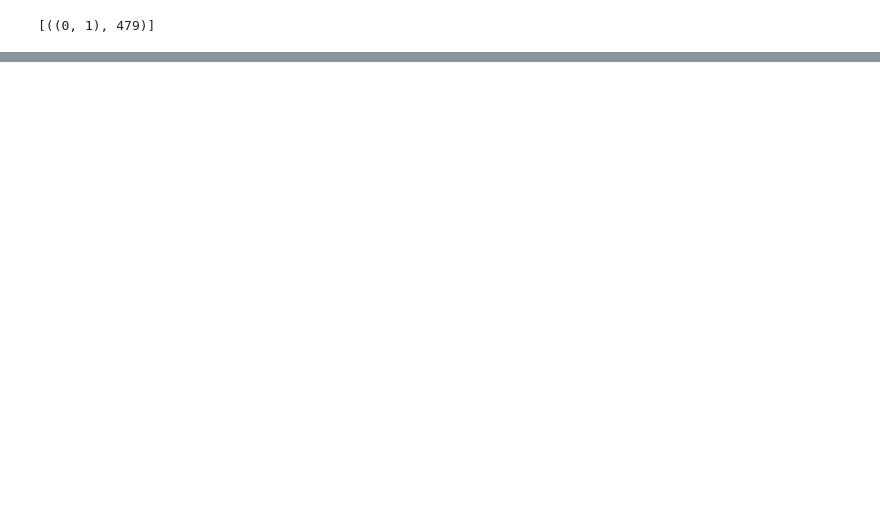
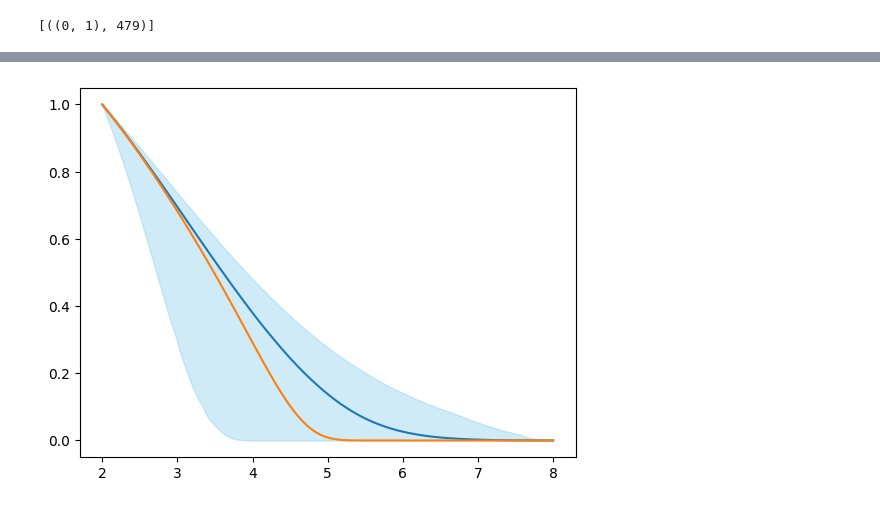
Before and after one commit to felixlaplante/joint-mstate, a Jupyter notebook: fitting-test.ipynb, the cells around one changed output, grey strips where cells are left out. Saved outputs shown, nothing was run; the diff lists cells and outputs as text; code cells hidden in the pictures; blank space fills up the shorter version.

```diff
--- a/fitting-test.ipynb
+++ b/fitting-test.ipynb
@@ -178,0 +190,27 @@ plt.show()
+# %%
+c_test = torch.full((n_test,), 2.0)
+
+pred_test_data = ModelData(
+    x_test,
+    t[t <= 2],
+    y_test[:, t <= 2, :],
+    trajectories_init_test,
+    c_test
+)
+
+log_probs_pred = model.predict_surv_log_probs(pred_test_data, u, n_iter_b=5000, cont_warmup=0)
+# %%
+probs_pred = torch.vstack([torch.exp(log_probs_pred[i][0].detach()) for i in range(len(log_probs_pred))]).numpy()
+
+bands = get_bands(probs_pred, probs_pred)
+
+points = u.numpy()[0]
+
+plt.plot(points, probs_pred.mean(axis=0))
+plt.fill_between(points, bands["lower"], bands["upper"],
+                 color='skyblue',                           # couleur “dans le nuage”
+                 alpha=0.4)
+plt.plot(points, torch.exp(log_probs[0]).numpy())
+plt.show()
+# %% [output]
+[figure, added]
```
Also changed, not shown: parts of 9 cells of this notebook, 4 other files.
